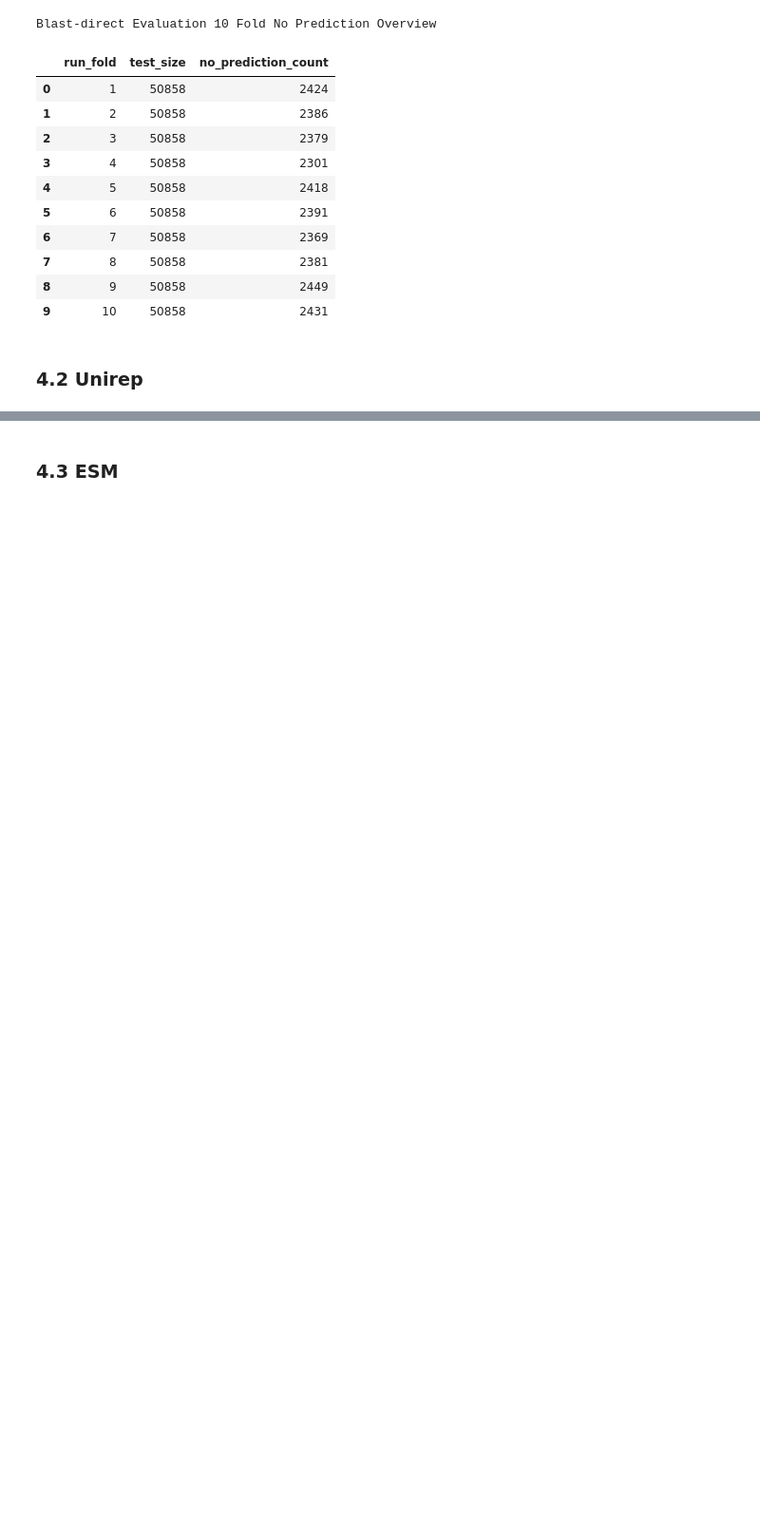
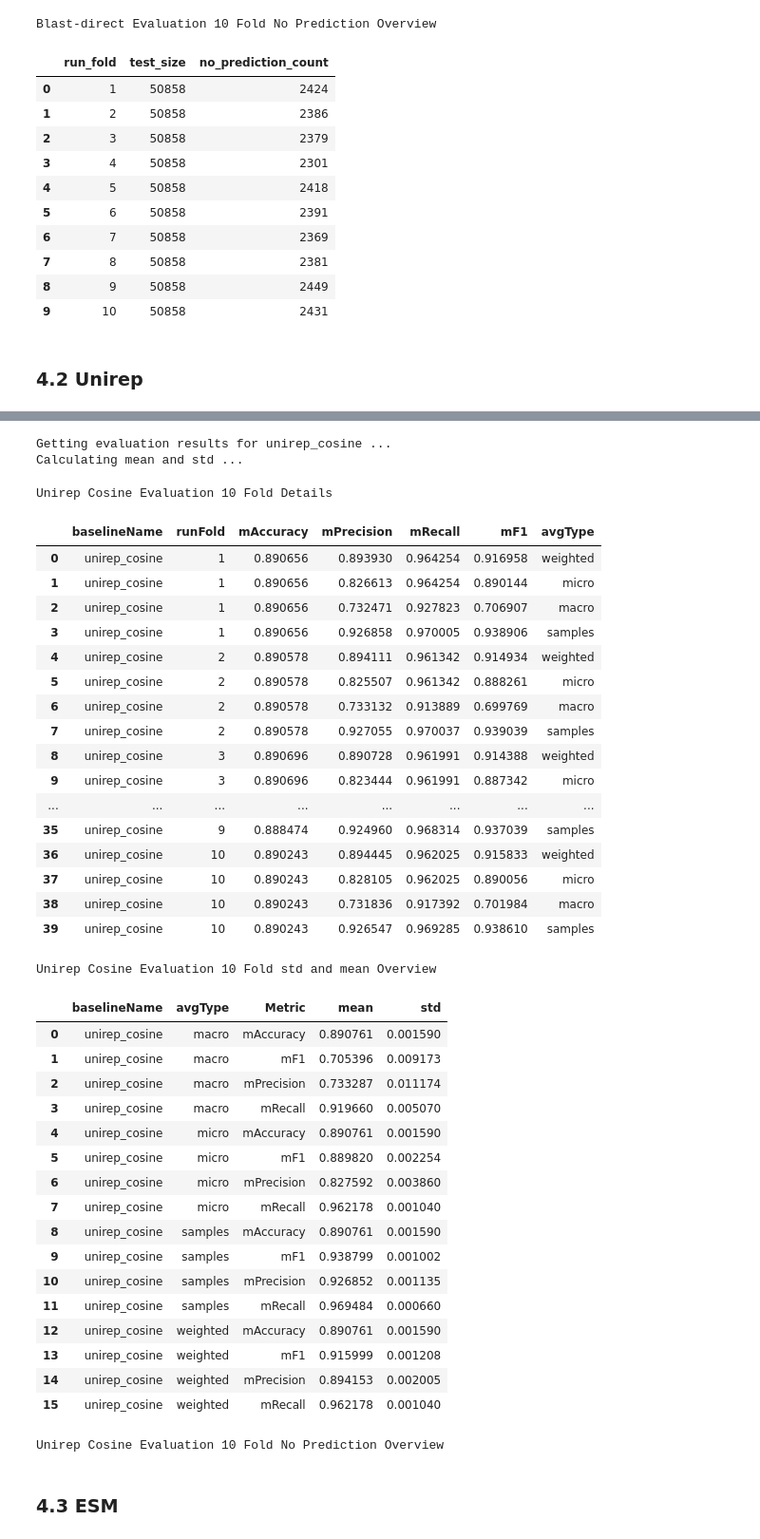
Before and after one commit to kingstdio/RXNRECer, a Jupyter notebook: evaluation/eva_rxn_methods_10_fold_optimized.ipynb, the cells around one changed output, grey strips where cells are left out. Shown: that part at 95% size. Cells and saved outputs as stored; diff of their text form; code cells hidden in the pictures; blank space fills up the shorter version.

```diff
--- a/evaluation/eva_rxn_methods_10_fold_optimized.ipynb
+++ b/evaluation/eva_rxn_methods_10_fold_optimized.ipynb
@@ -322,2 +152,45 @@ Unirep (Cosine) Evaluation 10 Fold Overview Evaluation 10 Fold Overview
+# %%
+std_unirep_cosine, metrics_unirep_cosine, ec_no_rxn_unirep_cosine  = evTools.get_eval_results(baselineName='unirep_cosine', dict_rxn2id=dict_rxn2id, method_type='direct')
+evTools.display_html_results(metrics = metrics_unirep_cosine, std_mean = std_unirep_cosine, no_pred=ec_no_rxn_unirep_cosine, eva_name ='Unirep Cosine')
+# %% [output]
+Getting evaluation results for unirep_cosine ...
+Calculating mean and std ...
+Unirep Cosine Evaluation 10 Fold Details
+|  | baselineName | runFold | mAccuracy | mPrecision | mRecall | mF1 | avgType |
+| 0 | unirep_cosine | 1 | 0.890656 | 0.893930 | 0.964254 | 0.916958 | weighted |
+| 1 | unirep_cosine | 1 | 0.890656 | 0.826613 | 0.964254 | 0.890144 | micro |
+| 2 | unirep_cosine | 1 | 0.890656 | 0.732471 | 0.927823 | 0.706907 | macro |
+| 3 | unirep_cosine | 1 | 0.890656 | 0.926858 | 0.970005 | 0.938906 | samples |
+| 4 | unirep_cosine | 2 | 0.890578 | 0.894111 | 0.961342 | 0.914934 | weighted |
+| 5 | unirep_cosine | 2 | 0.890578 | 0.825507 | 0.961342 | 0.888261 | micro |
+| 6 | unirep_cosine | 2 | 0.890578 | 0.733132 | 0.913889 | 0.699769 | macro |
+| 7 | unirep_cosine | 2 | 0.890578 | 0.927055 | 0.970037 | 0.939039 | samples |
+| 8 | unirep_cosine | 3 | 0.890696 | 0.890728 | 0.961991 | 0.914388 | weighted |
+| 9 | unirep_cosine | 3 | 0.890696 | 0.823444 | 0.961991 | 0.887342 | micro |
+| ... | ... | ... | ... | ... | ... | ... | ... |
+| 35 | unirep_cosine | 9 | 0.888474 | 0.924960 | 0.968314 | 0.937039 | samples |
+| 36 | unirep_cosine | 10 | 0.890243 | 0.894445 | 0.962025 | 0.915833 | weighted |
+| 37 | unirep_cosine | 10 | 0.890243 | 0.828105 | 0.962025 | 0.890056 | micro |
+| 38 | unirep_cosine | 10 | 0.890243 | 0.731836 | 0.917392 | 0.701984 | macro |
+| 39 | unirep_cosine | 10 | 0.890243 | 0.926547 | 0.969285 | 0.938610 | samples |
+Unirep Cosine Evaluation 10 Fold std and mean Overview
+|  | baselineName | avgType | Metric | mean | std |
+| 0 | unirep_cosine | macro | mAccuracy | 0.890761 | 0.001590 |
+| 1 | unirep_cosine | macro | mF1 | 0.705396 | 0.009173 |
+| 2 | unirep_cosine | macro | mPrecision | 0.733287 | 0.011174 |
+| 3 | unirep_cosine | macro | mRecall | 0.919660 | 0.005070 |
+| 4 | unirep_cosine | micro | mAccuracy | 0.890761 | 0.001590 |
+| 5 | unirep_cosine | micro | mF1 | 0.889820 | 0.002254 |
+| 6 | unirep_cosine | micro | mPrecision | 0.827592 | 0.003860 |
+| 7 | unirep_cosine | micro | mRecall | 0.962178 | 0.001040 |
+| 8 | unirep_cosine | samples | mAccuracy | 0.890761 | 0.001590 |
+| 9 | unirep_cosine | samples | mF1 | 0.938799 | 0.001002 |
+| 10 | unirep_cosine | samples | mPrecision | 0.926852 | 0.001135 |
+| 11 | unirep_cosine | samples | mRecall | 0.969484 | 0.000660 |
+| 12 | unirep_cosine | weighted | mAccuracy | 0.890761 | 0.001590 |
+| 13 | unirep_cosine | weighted | mF1 | 0.915999 | 0.001208 |
+| 14 | unirep_cosine | weighted | mPrecision | 0.894153 | 0.002005 |
+| 15 | unirep_cosine | weighted | mRecall | 0.962178 | 0.001040 |
+Unirep Cosine Evaluation 10 Fold No Prediction Overview
 # %% [markdown]
 ### 4.3 ESM
```
Also changed, not shown: parts of 29 cells of this notebook, 9 other files.
